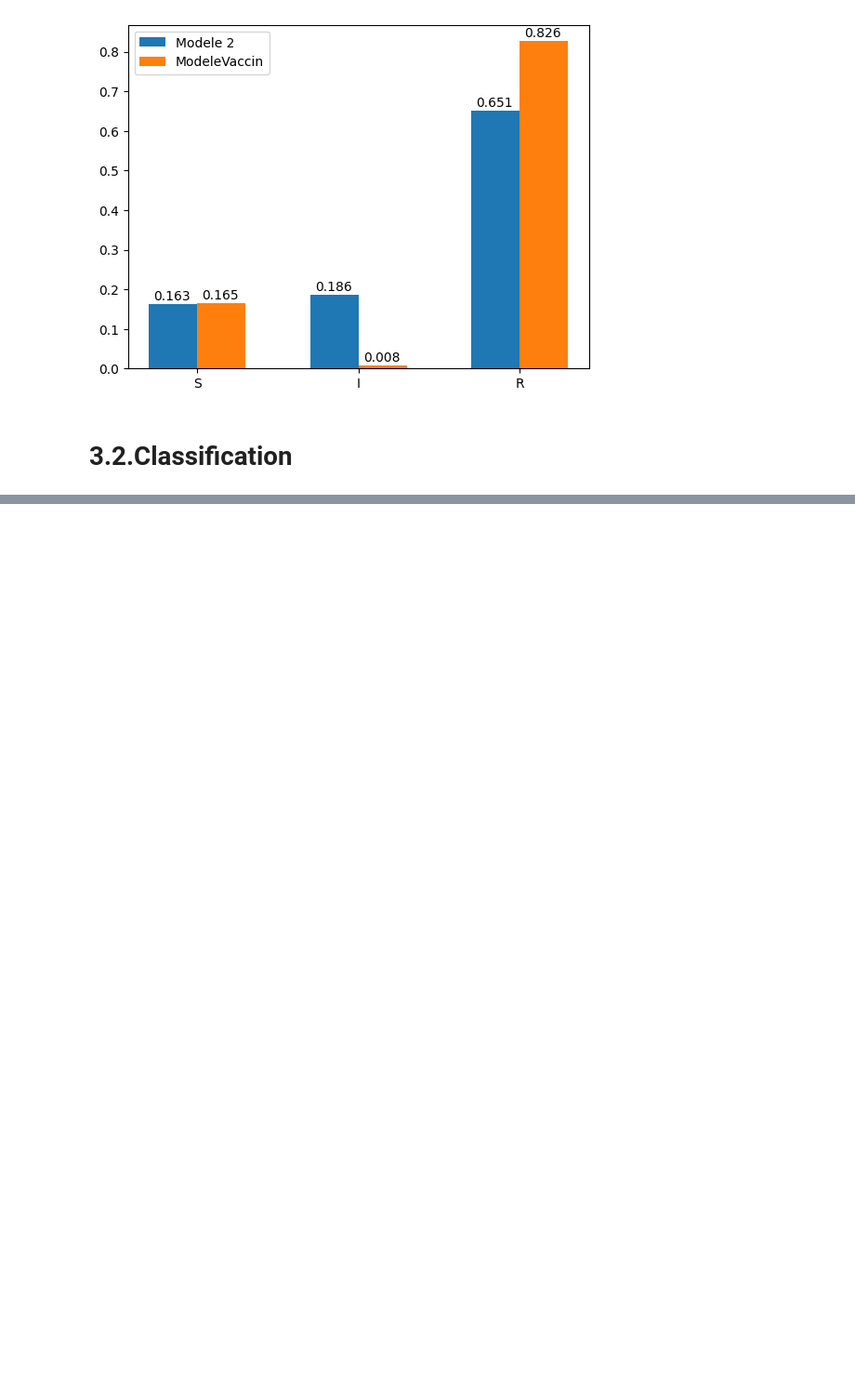
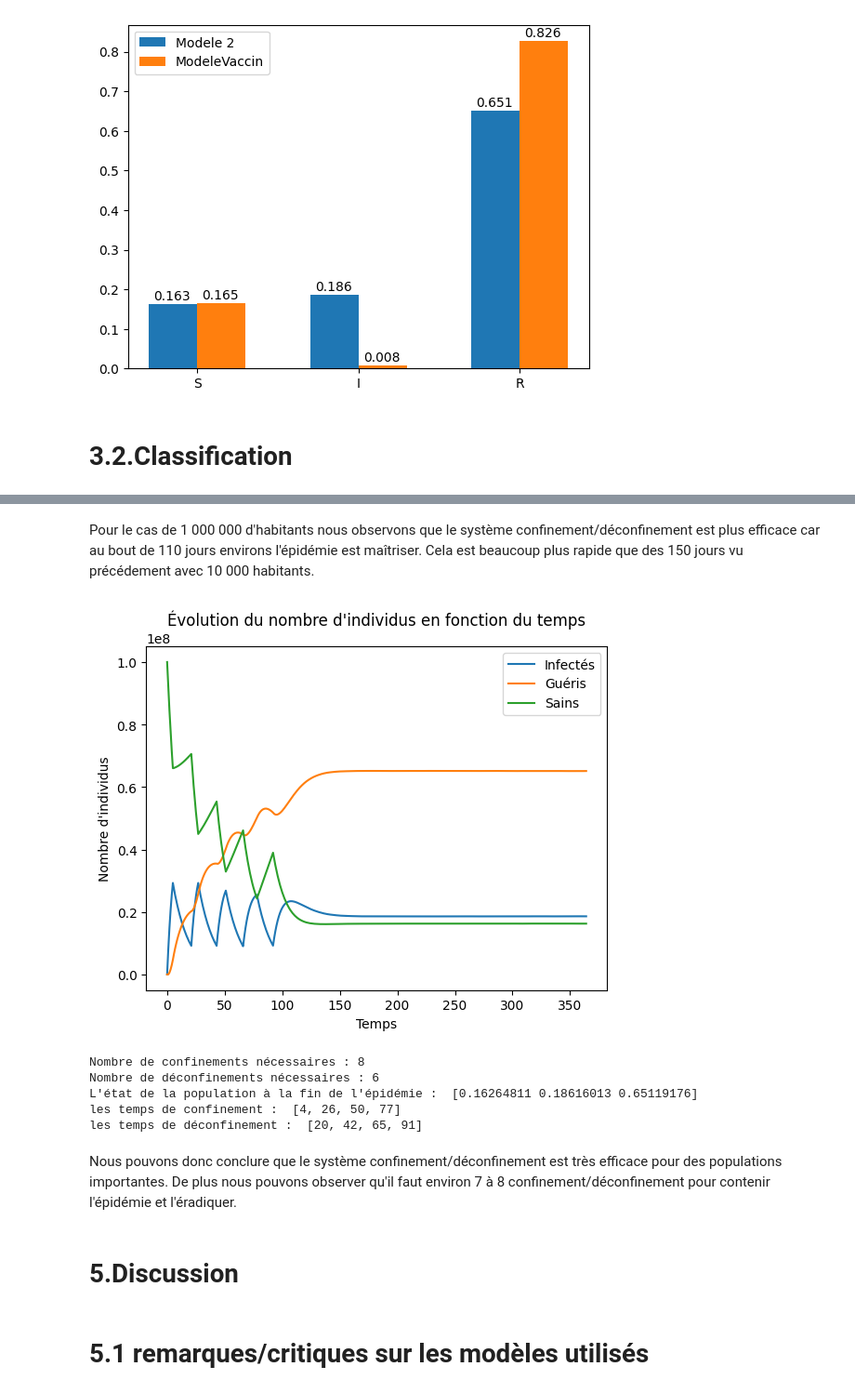
Before and after one commit to Brainyranger/First_Stat_Project, a Jupyter notebook: Third_Stat_Project/stat_projet_3(3).ipynb, the cells around one changed output, grey strips where cells are left out. Shown at 93% size. Cells and saved outputs as stored; diff of their text form; code cells hidden in the pictures; blank space fills up the shorter version.

```diff
--- a/Third_Stat_Project/stat_projet_3(3).ipynb
+++ b/Third_Stat_Project/stat_projet_3(3).ipynb
@@ -759,0 +900,39 @@ def probSeq()
+# %% [markdown]
+Pour le cas de 1 000 000 d'habitants nous observons que le système confinement/déconfinement est plus efficace car au bout de 110 jours environs l'épidémie est maîtriser. Cela est beaucoup plus rapide que des 150 jours vu précédement avec 10 000 habitants.
+# %%
+# Paramètres de la simulation
+population = 100000000  # Taille de l'échantillon
+
+final_state, num_containments, num_uncontainments,infected_counts,recovered_counts,susceptible_counts,t_conf,t_deconf = simulate_containment(transition_matrix, containment_matrix, initial_state, population, duration)
+
+# Afficher le graphe des évolutions
+_,ax = plt.subplots()
+ax.plot(range(duration), infected_counts, label='Infectés')
+ax.plot(range(duration), recovered_counts, label='Guéris')
+ax.plot(range(duration), susceptible_counts, label='Sains')
+
+
+plt.xlabel('Temps')
+plt.ylabel('Nombre d\'individus')
+plt.title('Évolution du nombre d\'individus en fonction du temps')
+plt.legend()
+plt.show()
+
+print("Nombre de confinements nécessaires :", num_containments)
+print("Nombre de déconfinements nécessaires :", num_uncontainments)
+print("L'état de la population à la fin de l'épidémie : ",final_state)
+print("les temps de confinement : ",t_conf)
+print("les temps de déconfinement : ",t_deconf)
+# %% [output]
+[figure, added]
+Nombre de confinements nécessaires : 8
+Nombre de déconfinements nécessaires : 6
+L'état de la population à la fin de l'épidémie :  [0.16264811 0.18616013 0.65119176]
+les temps de confinement :  [4, 26, 50, 77]
+les temps de déconfinement :  [20, 42, 65, 91]
+# %% [markdown]
+Nous pouvons donc conclure que le système confinement/déconfinement est très efficace pour des populations importantes. De plus nous pouvons observer qu'il faut environ 7 à 8 confinement/déconfinement pour contenir l'épidémie et l'éradiquer.
+# %% [markdown]
+# 5.Discussion
+# %% [markdown]
+# 5.1 remarques/critiques sur les modèles utilisés
```
Also changed, not shown: parts of 45 cells of this notebook.
